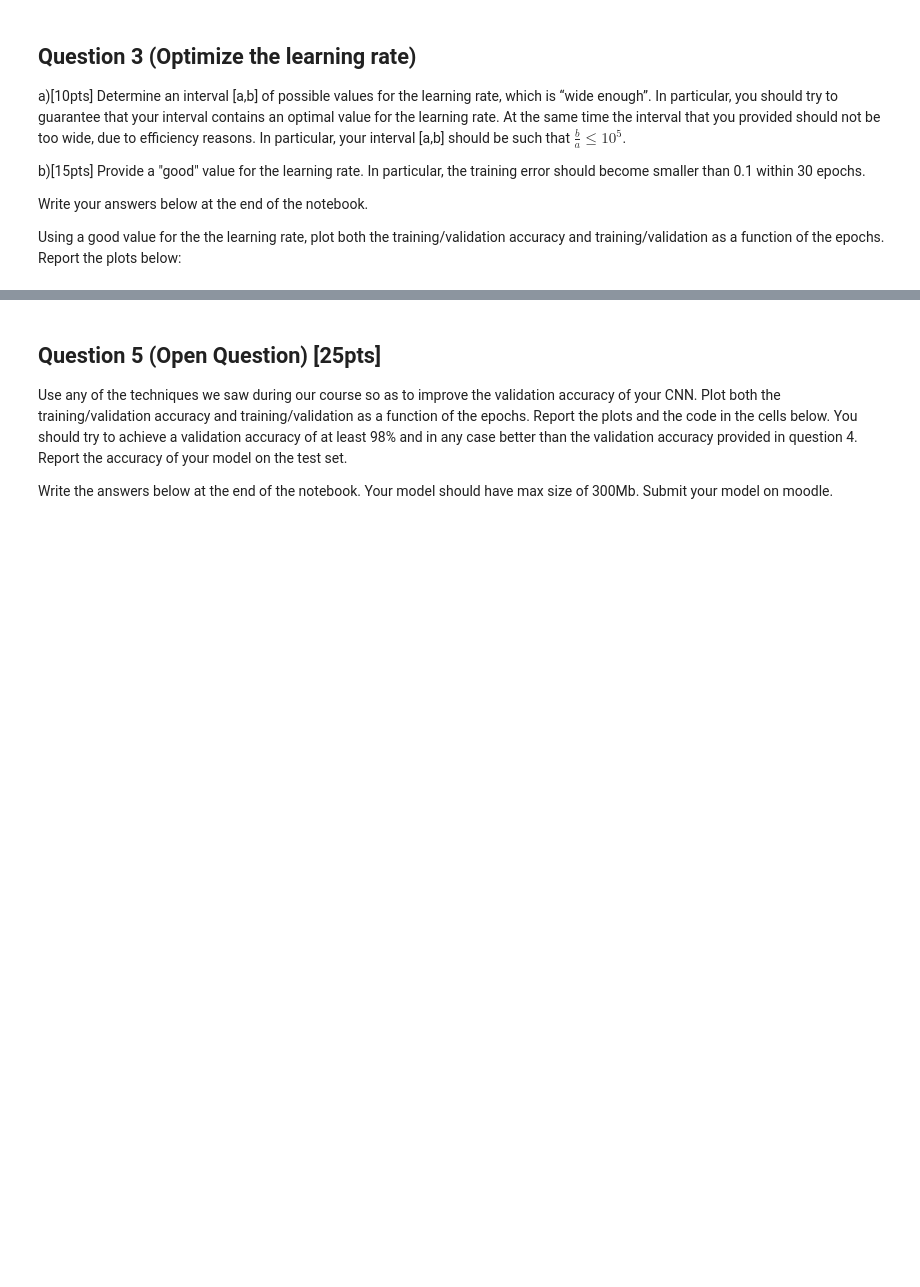
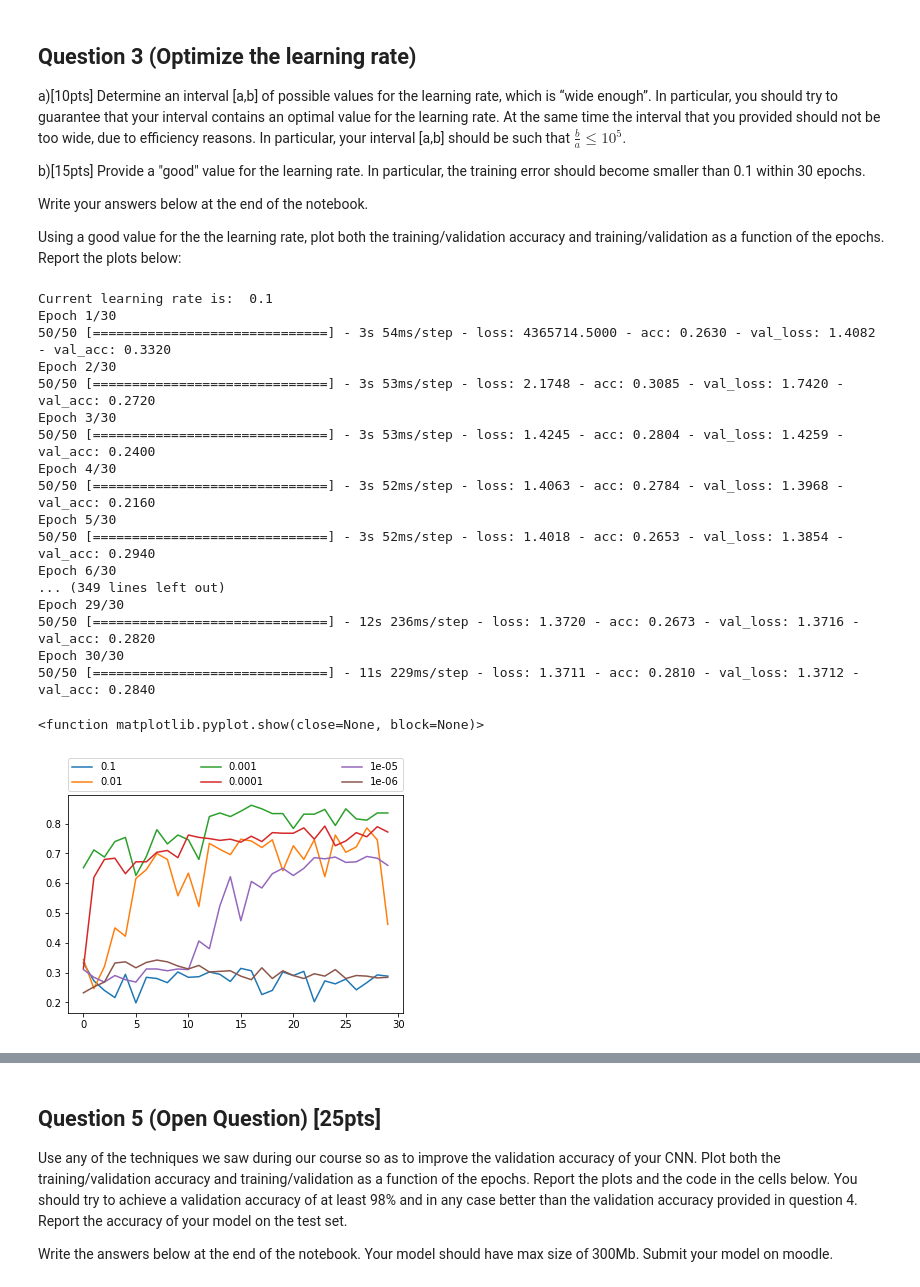
Before and after one commit to TheYankkk/DeepLearning_assignment, a Jupyter notebook: skeletonAssignment1.ipynb, the cells around one changed output, grey strips where cells are left out. Drawn from its saved outputs; the diff is of its cells as text; code cells hidden in the pictures; blank space fills up the shorter version.

```diff
--- a/skeletonAssignment1.ipynb
+++ b/skeletonAssignment1.ipynb
@@ -255,6 +255,57 @@ b)[15pts] Provide a "good" value for the learning rate. In particular, the train
 Write your answers below at the end of the notebook.
 
 Using a good value for the the learning rate, plot both the training/validation accuracy and training/validation as a function of the epochs. Report the plots below:
+# %%
+import pandas as pd
+history_dict={}
+for lr in [0.1,0.01,0.001,1e-4,1e-5,1e-6]:
+    print('Current learning rate is: ', lr)
+    model = models.Sequential()
+    model.add(layers.Conv2D(32, (3, 3), activation='relu',
+                            input_shape=(32, 32, 3)))
+    model.add(layers.MaxPooling2D((2, 2)))
+    model.add(layers.Conv2D(64, (3, 3), activation='relu',padding='same'))
+    model.add(layers.MaxPooling2D((2, 2)))
+    model.add(layers.Conv2D(128, (3, 3), activation='relu',padding='same'))
+    model.add(layers.MaxPooling2D((2, 2)))
+    model.add(layers.Conv2D(128, (3, 3), activation='relu',padding='same'))
+    model.add(layers.MaxPooling2D((2, 2)))
+    model.add(layers.Flatten())
+    model.add(layers.Dense(512, activation='relu'))
+    model.add(layers.Dense(4, activation='softmax'))
+    model.compile(loss='categorical_crossentropy',
+                  optimizer=optimizers.RMSprop(learning_rate= lr),
+                      metrics=['acc'])
+    history_dict[lr]= model.fit_generator(
+          train_generator,
+          steps_per_epoch=50,
+          epochs=30,
+          validation_data=validation_generator,
+          validation_steps=25)
+    plt.plot(history_dict[lr].history['val_acc'],label=str(lr))
+plt.legend(bbox_to_anchor=(0., 1.02, 1., .102), loc=3,
+       ncol=3, mode="expand", borderaxespad=0.)
+plt.show
+# %% [output]
+Current learning rate is:  0.1
+Epoch 1/30
+50/50 [==============================] - 3s 54ms/step - loss: 4365714.5000 - acc: 0.2630 - val_loss: 1.4082 - val_acc: 0.3320
+Epoch 2/30
+50/50 [==============================] - 3s 53ms/step - loss: 2.1748 - acc: 0.3085 - val_loss: 1.7420 - val_acc: 0.2720
+Epoch 3/30
+50/50 [==============================] - 3s 53ms/step - loss: 1.4245 - acc: 0.2804 - val_loss: 1.4259 - val_acc: 0.2400
+Epoch 4/30
+50/50 [==============================] - 3s 52ms/step - loss: 1.4063 - acc: 0.2784 - val_loss: 1.3968 - val_acc: 0.2160
+Epoch 5/30
+50/50 [==============================] - 3s 52ms/step - loss: 1.4018 - acc: 0.2653 - val_loss: 1.3854 - val_acc: 0.2940
+Epoch 6/30
+... (349 lines left out)
+Epoch 29/30
+50/50 [==============================] - 12s 236ms/step - loss: 1.3720 - acc: 0.2673 - val_loss: 1.3716 - val_acc: 0.2820
+Epoch 30/30
+50/50 [==============================] - 11s 229ms/step - loss: 1.3711 - acc: 0.2810 - val_loss: 1.3712 - val_acc: 0.2840
+<function matplotlib.pyplot.show(close=None, block=None)>
+[figure, added]
 # %%
 import os
 from keras import layers
```
Also changed, not shown: parts of 8 cells of this notebook.
